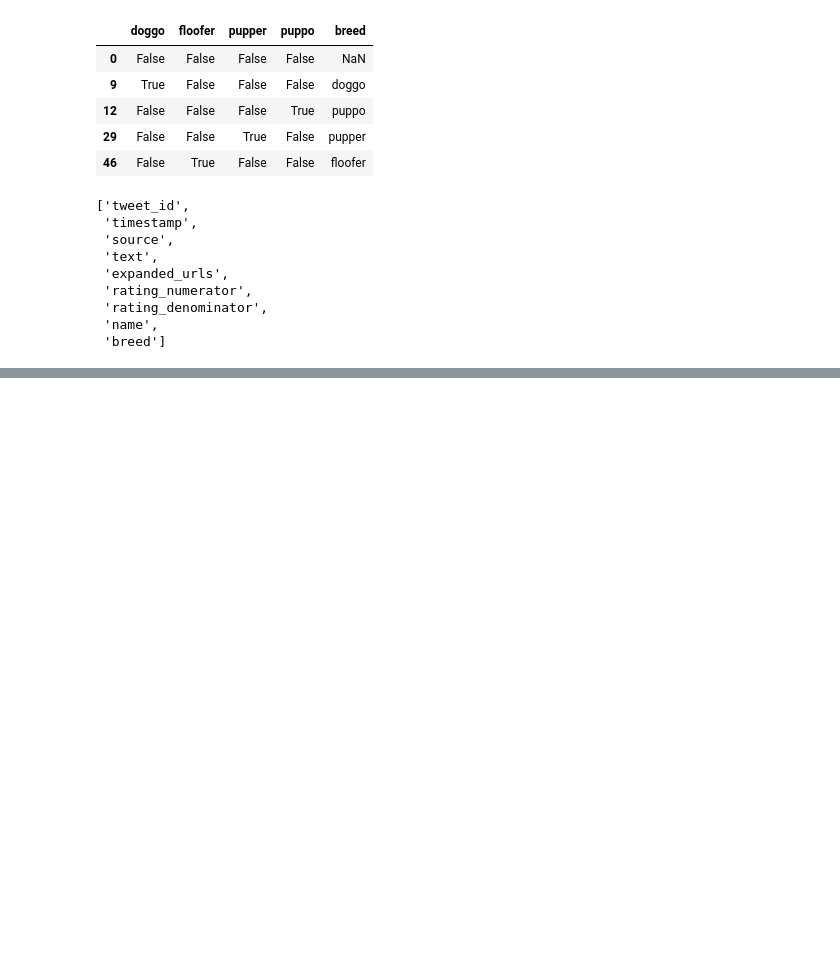
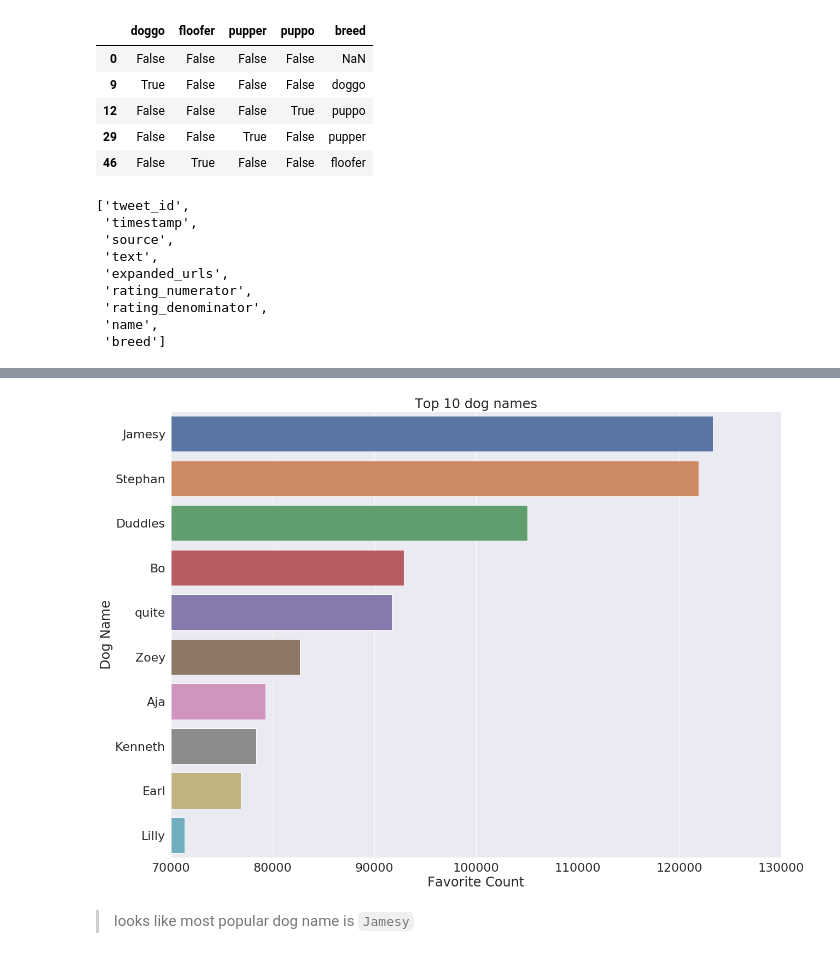
Before and after one commit to pe1te3son/wrangle_data_p3_t2, a Jupyter notebook: wrangle_act.ipynb, the cells around one changed output, grey strips where cells are left out. Cells and saved outputs as stored; diff of their text form; code cells hidden in the pictures; blank space fills up the shorter version.

```diff
--- a/wrangle_act.ipynb
+++ b/wrangle_act.ipynb
@@ -606,0 +643,15 @@ list(tw_arch_clean.columns)
+# %%
+
+favorite_names = tweets_all[~tweets_all["name"].isna()].nlargest(10, 'favorite_count')
+# %%
+# sns.set(style="whitegrid");
+sns.set(font_scale=2);
+f, ax = plt.subplots(figsize=(20, 15));
+ax = sns.barplot(y='name', x='favorite_count', data=favorite_names);
+
+ax.set(xlim=(70000,130000), ylabel="Dog Name", xlabel="Favorite Count");
+plt.title('Top 10 dog names');
+# %% [output]
+[figure, added]
+# %% [markdown]
+> looks like most popular dog name is `Jamesy`
```
Also changed, not shown: parts of 13 cells of this notebook, 2 other files.
